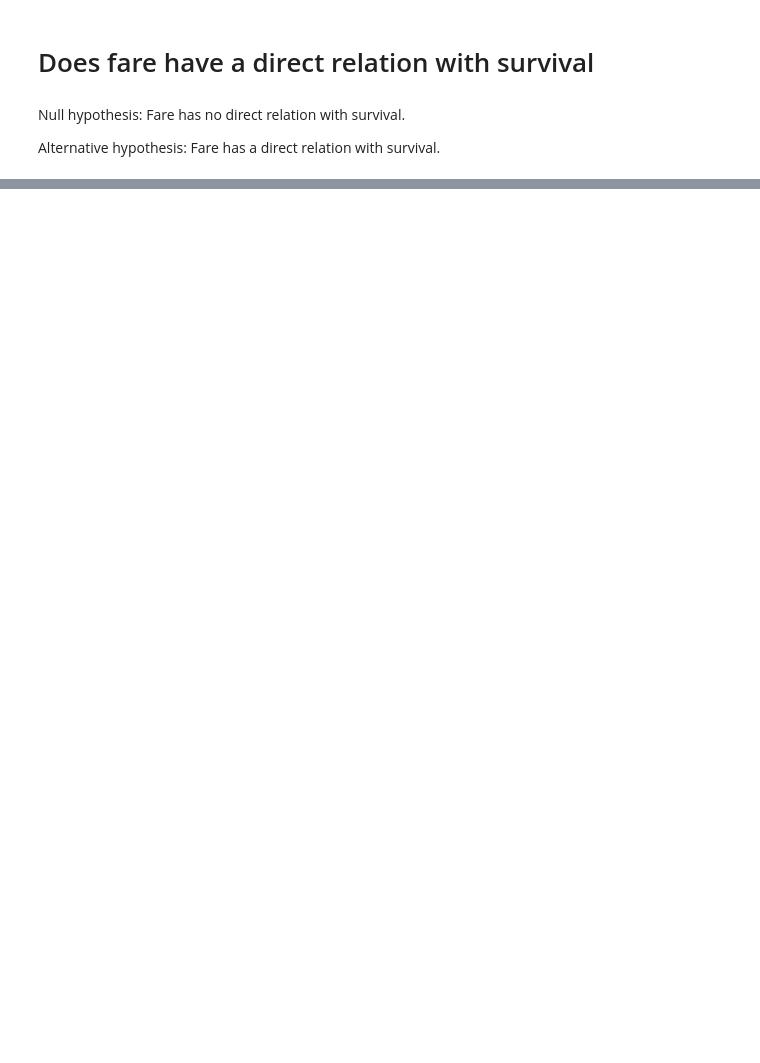
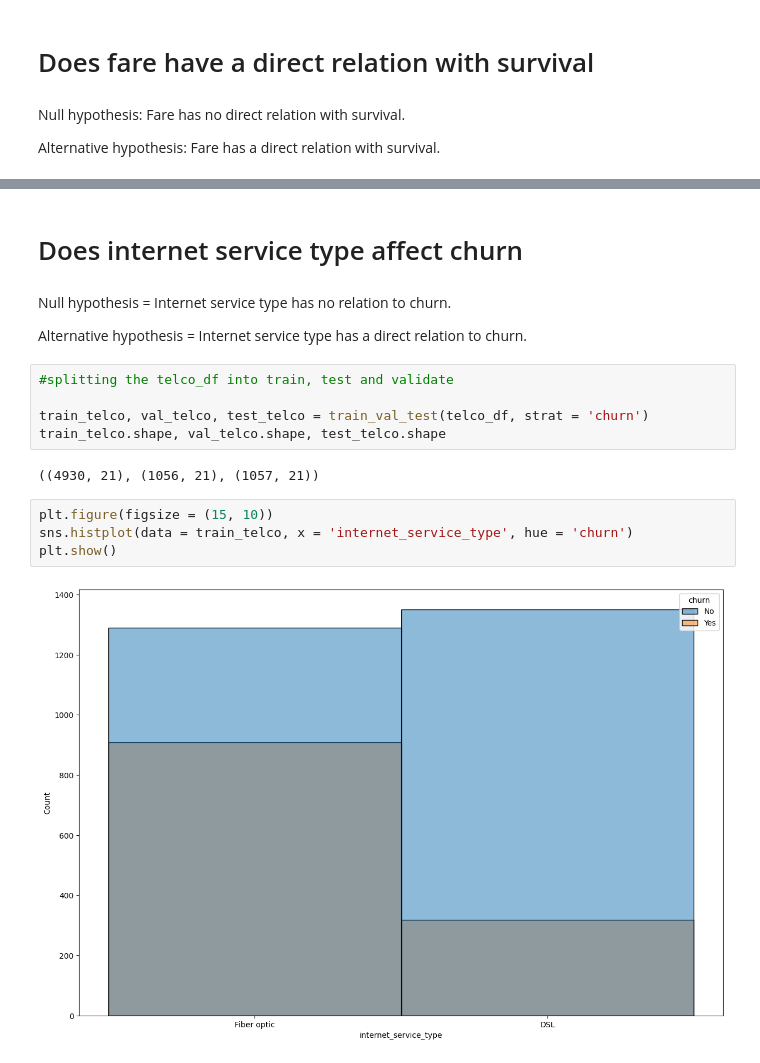
Before and after one commit to TheodoreQuansah/classification_exercises, a Jupyter notebook: classification_exercises.ipynb, the cells around one changed output, grey strips where cells are left out. Saved outputs shown, nothing was run; the diff lists cells and outputs as text; blank space fills up the shorter version.

```diff
--- a/classification_exercises.ipynb
+++ b/classification_exercises.ipynb
@@ -972,0 +1045,19 @@ plt.show()
+# %% [markdown]
+# Does internet service type affect churn
+# %% [markdown]
+Null hypothesis = Internet service type has no relation to churn.
+
+Alternative hypothesis = Internet service type has a direct relation to churn.
+# %%
+#splitting the telco_df into train, test and validate
+
+train_telco, val_telco, test_telco = train_val_test(telco_df, strat = 'churn')
+train_telco.shape, val_telco.shape, test_telco.shape
+# %% [output]
+((4930, 21), (1056, 21), (1057, 21))
+# %%
+plt.figure(figsize = (15, 10))
+sns.histplot(data = train_telco, x = 'internet_service_type', hue = 'churn')
+plt.show()
+# %% [output]
+[figure, added]
```
Also changed, not shown: parts of 18 cells of this notebook.
